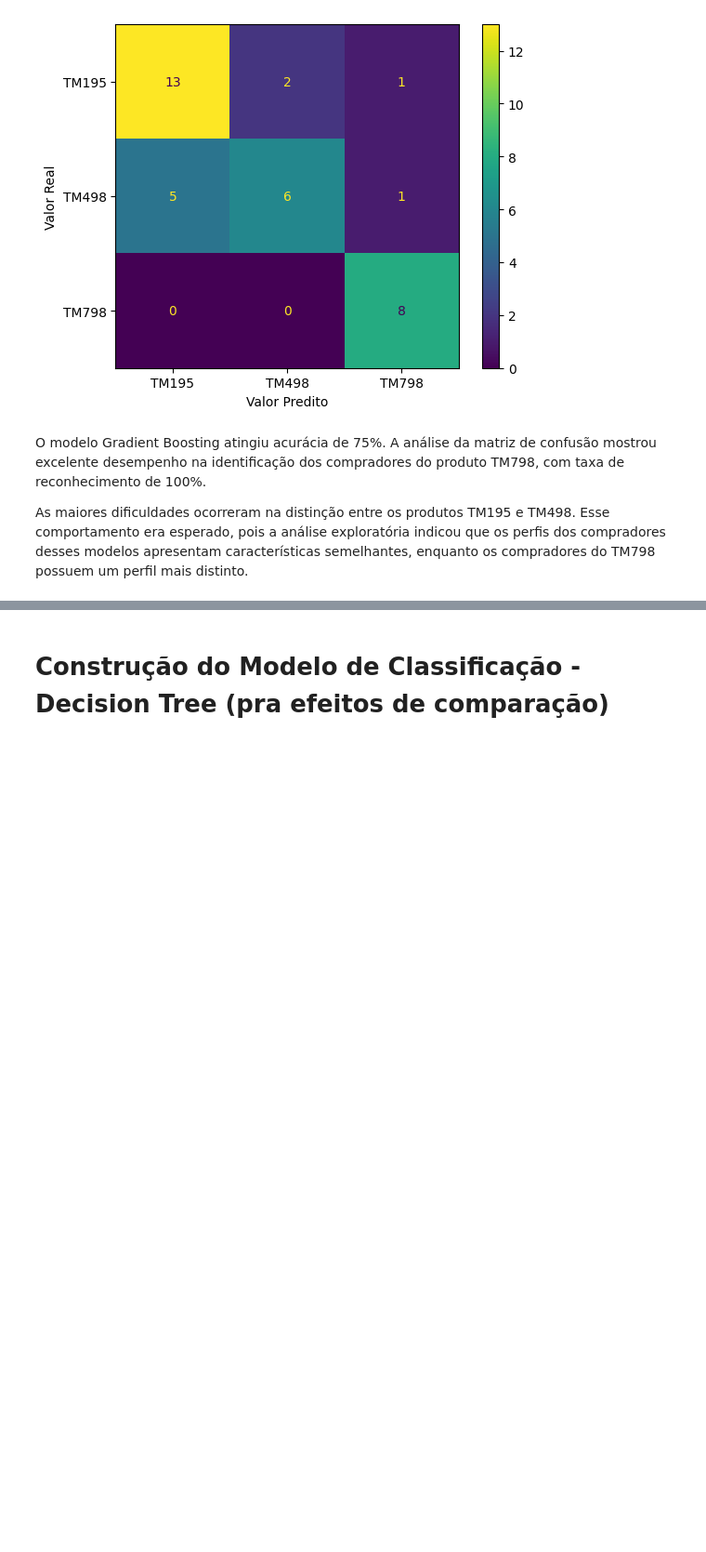
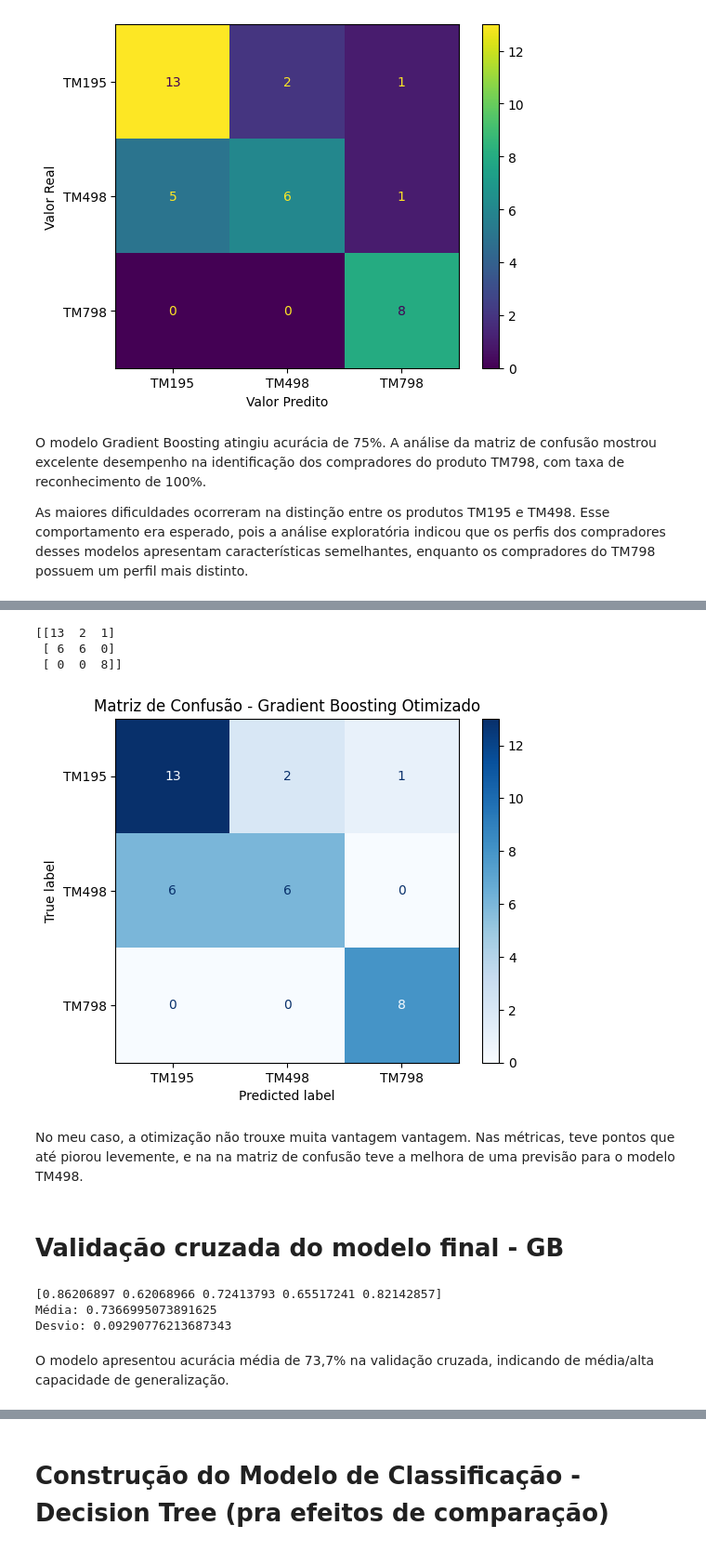
Before and after one commit to isabelagomesdacosta-gif/atividade_projetointegrador1_tec_ia, a Jupyter notebook: ATIVIDADE_PRÁTICA_AVALIATIVA_FINAL_PROJETO_INTEGRADOR_I.ipynb, the cells around one changed output, grey strips where cells are left out. Shown at 93% size. Saved outputs shown, nothing was run; the diff lists cells and outputs as text; code cells hidden in the pictures; blank space fills up the shorter version.

```diff
--- a/ATIVIDADE_PRÁTICA_AVALIATIVA_FINAL_PROJETO_INTEGRADOR_I.ipynb
+++ b/ATIVIDADE_PRÁTICA_AVALIATIVA_FINAL_PROJETO_INTEGRADOR_I.ipynb
@@ -566,0 +679,11 @@ As maiores dificuldades ocorreram na distinção entre os produtos TM195 e TM498
+# %%
+gb_final = GradientBoostingClassifier(
+    **study.best_params,
+    random_state=42
+)
+
+gb_final.fit(X_train_scaled, y_train)
+
+y_pred = gb_final.predict(X_test_scaled)
+# %%
+gb_final.fit(X_train_scaled, y_train)
@@ -566,0 +694,2 @@ As maiores dificuldades ocorreram na distinção entre os produtos TM195 e TM498
+# %%
+y_pred = gb_final.predict(X_test_scaled)
@@ -566,0 +724,53 @@ As maiores dificuldades ocorreram na distinção entre os produtos TM195 e TM498
+# %%
+from sklearn.metrics import confusion_matrix
+
+cm = confusion_matrix(y_test, y_pred)
+
+print(cm)
+# %% [output]
+[[13  2  1]
+ [ 6  6  0]
+ [ 0  0  8]]
+# %%
+import matplotlib.pyplot as plt
+from sklearn.metrics import ConfusionMatrixDisplay
+
+disp = ConfusionMatrixDisplay(
+    confusion_matrix=cm,
+    display_labels=['TM195','TM498','TM798']
+)
+
+disp.plot(
+    cmap='Blues',
+    values_format='d'
+)
+
+plt.title('Matriz de Confusão - Gradient Boosting Otimizado')
+
+plt.show()
+# %% [output]
+[figure, added]
+# %% [markdown]
+No meu caso, a otimização não trouxe muita vantagem vantagem. Nas métricas, teve pontos que até piorou levemente, e na na matriz de confusão teve a melhora de uma previsão para o modelo TM498.
+# %% [markdown]
+# Validação cruzada do modelo final - GB
+# %%
+from sklearn.model_selection import cross_val_score
+
+scores = cross_val_score(
+    gb_final,
+    X_train_scaled,
+    y_train,
+    cv=5,
+    scoring='accuracy'
+)
+
+print(scores)
+print("Média:", scores.mean())
+print("Desvio:", scores.std())
+# %% [output]
+[0.86206897 0.62068966 0.72413793 0.65517241 0.82142857]
+Média: 0.7366995073891625
+Desvio: 0.09290776213687343
+# %% [markdown]
+O modelo apresentou acurácia média de 73,7% na validação cruzada, indicando de média/alta capacidade de generalização.
```
Also changed, not shown: parts of 30 cells of this notebook.
